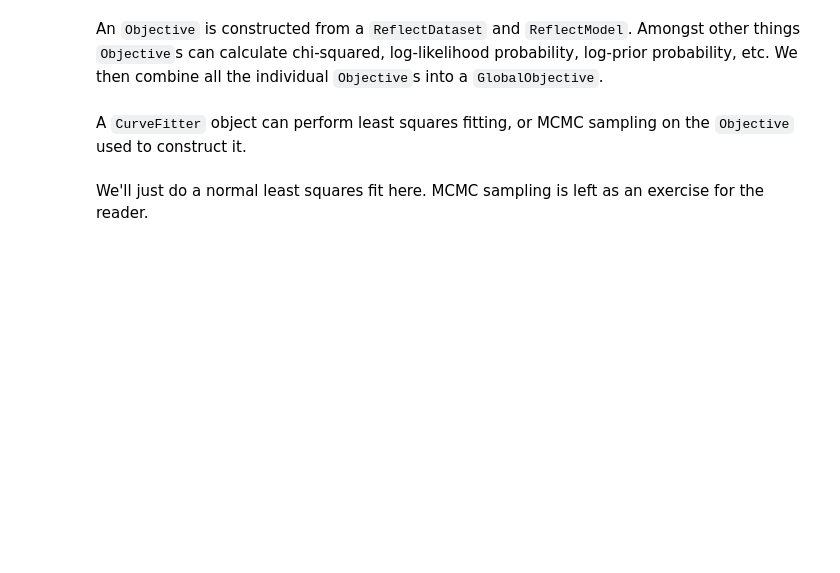
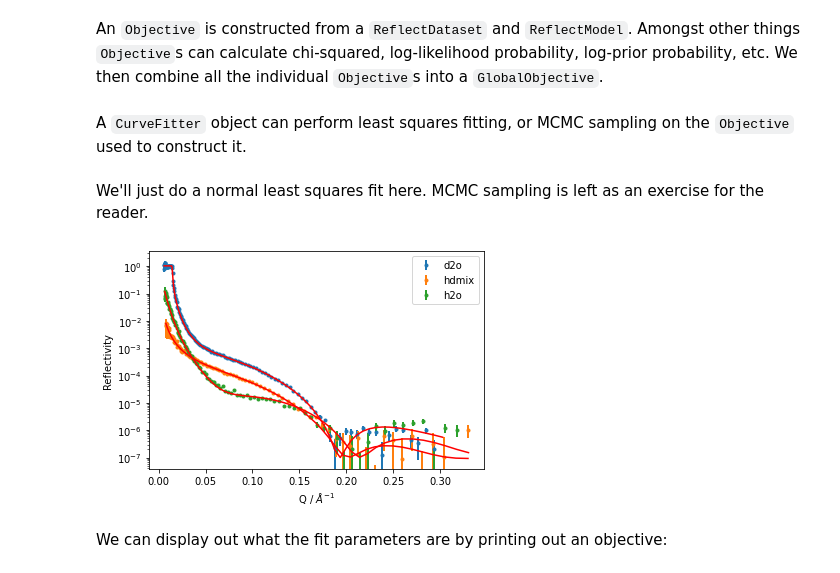
Before and after one commit to refnx/refnx, a Jupyter notebook: doc/lipid.ipynb, the cells around one changed output. Drawn from its saved outputs; the diff is of its cells as text; code cells hidden in the pictures; blank space fills up the shorter version.

```diff
--- a/doc/lipid.ipynb
+++ b/doc/lipid.ipynb
@@ -147,6 +149,10 @@ fitter.fit('differential_evolution');
 # %%
 global_objective.plot()
 plt.yscale('log')
-plt.xlabel('Q')
+plt.xlabel('Q / $\AA^{-1}$')
 plt.ylabel('Reflectivity')
 plt.legend();
+# %% [output]
+[figure, added]
+# %% [markdown]
+We can display out what the fit parameters are by printing out an objective:
```
Also changed, not shown: parts of 4 cells of this notebook.
